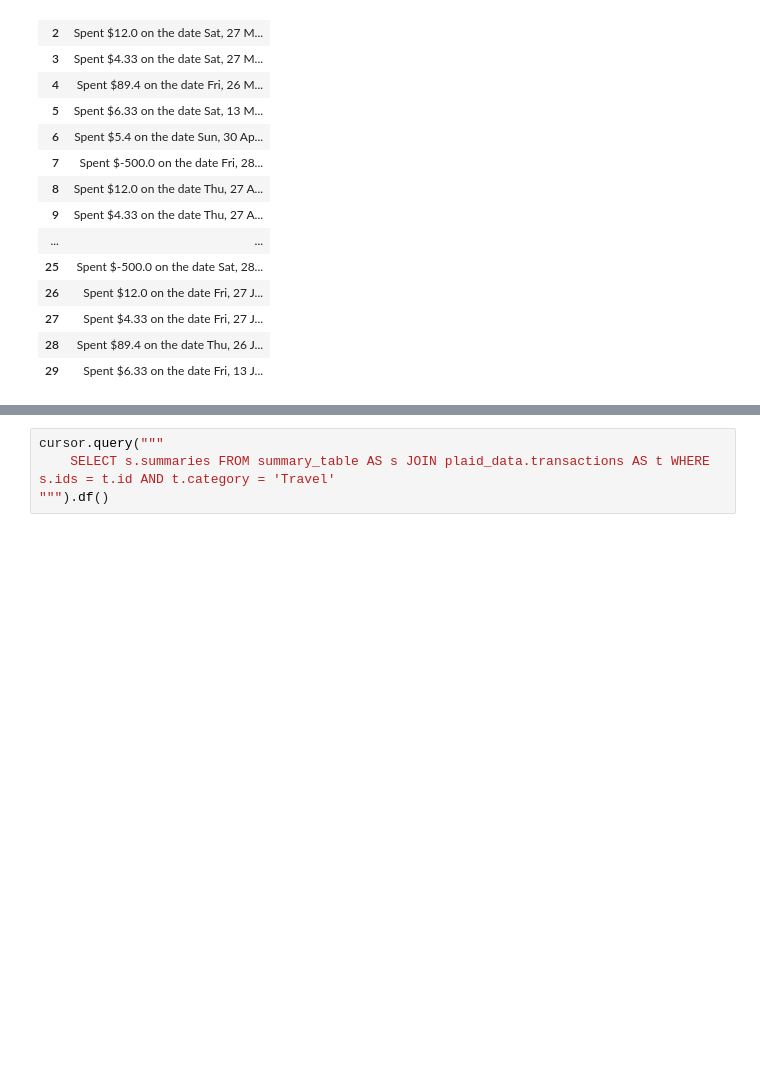
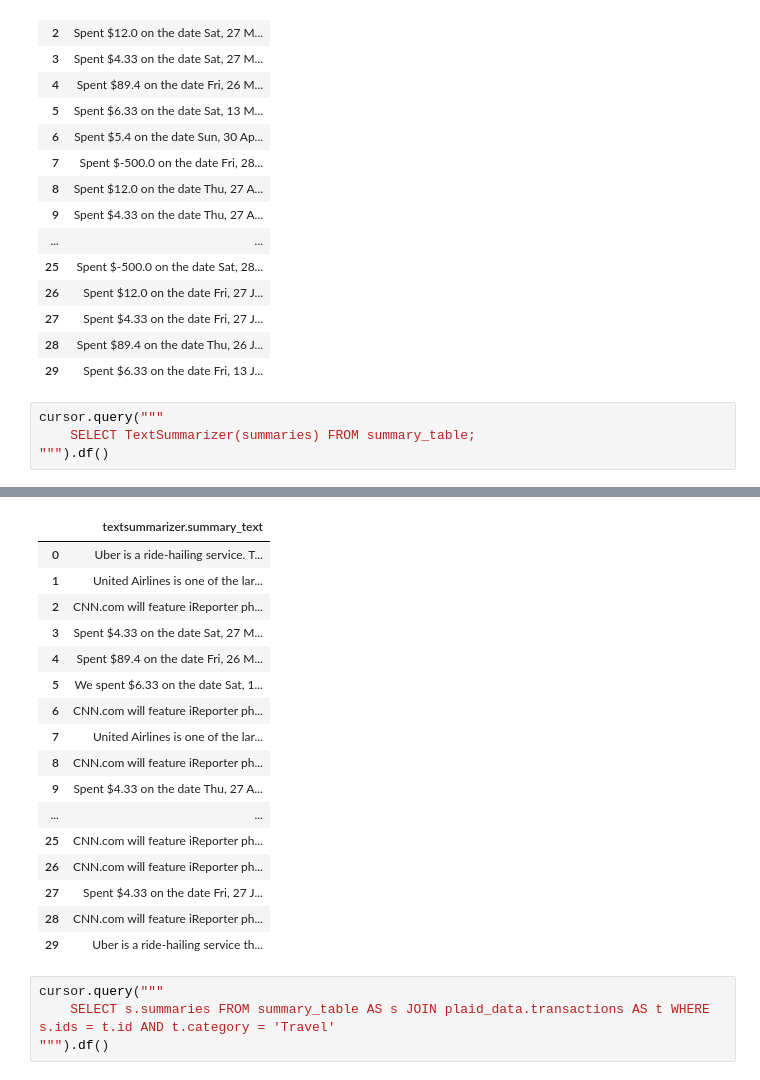
Before and after one commit to vhegde14/plaid_evadb, a Jupyter notebook: bank_account_analysis.ipynb, the cells around one changed output, grey strips where cells are left out. Cells and saved outputs as stored; diff of their text form; blank space fills up the shorter version.

```diff
--- a/bank_account_analysis.ipynb
+++ b/bank_account_analysis.ipynb
@@ -229,3 +229,8 @@ cursor.query("""
 | 27 | Spent $4.33 on the date Fri, 27 J... |
 | 28 | Spent $89.4 on the date Thu, 26 J... |
 | 29 | Spent $6.33 on the date Fri, 13 J... |
+# %%
+cursor.query("""
+    SELECT TextSummarizer(summaries) FROM summary_table;
+""").df()
+# %% [output]
@@ -232,3 +254,20 @@ cursor.query("""
+|  | textsummarizer.summary_text |
+| 0 | Uber is a ride-hailing service. T... |
+| 1 | United Airlines is one of the lar... |
+| 2 | CNN.com will feature iReporter ph... |
+| 3 | Spent $4.33 on the date Sat, 27 M... |
+| 4 | Spent $89.4 on the date Fri, 26 M... |
+| 5 | We spent $6.33 on the date Sat, 1... |
+| 6 | CNN.com will feature iReporter ph... |
+| 7 | United Airlines is one of the lar... |
+| 8 | CNN.com will feature iReporter ph... |
+| 9 | Spent $4.33 on the date Thu, 27 A... |
+| ... | ... |
+| 25 | CNN.com will feature iReporter ph... |
+| 26 | CNN.com will feature iReporter ph... |
+| 27 | Spent $4.33 on the date Fri, 27 J... |
+| 28 | CNN.com will feature iReporter ph... |
+| 29 | Uber is a ride-hailing service th... |
 # %%
 cursor.query("""
     SELECT s.summaries FROM summary_table AS s JOIN plaid_data.transactions AS t WHERE s.ids = t.id AND t.category = 'Travel'
```
Also changed, not shown: parts of 1 cell of this notebook.
